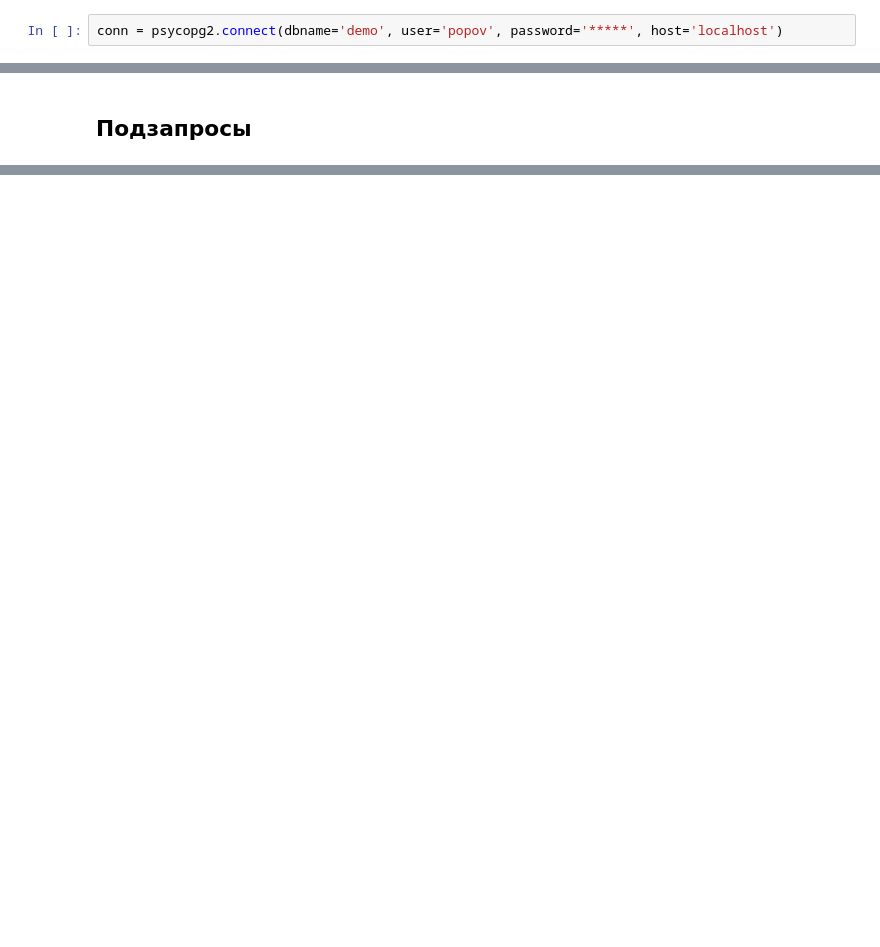
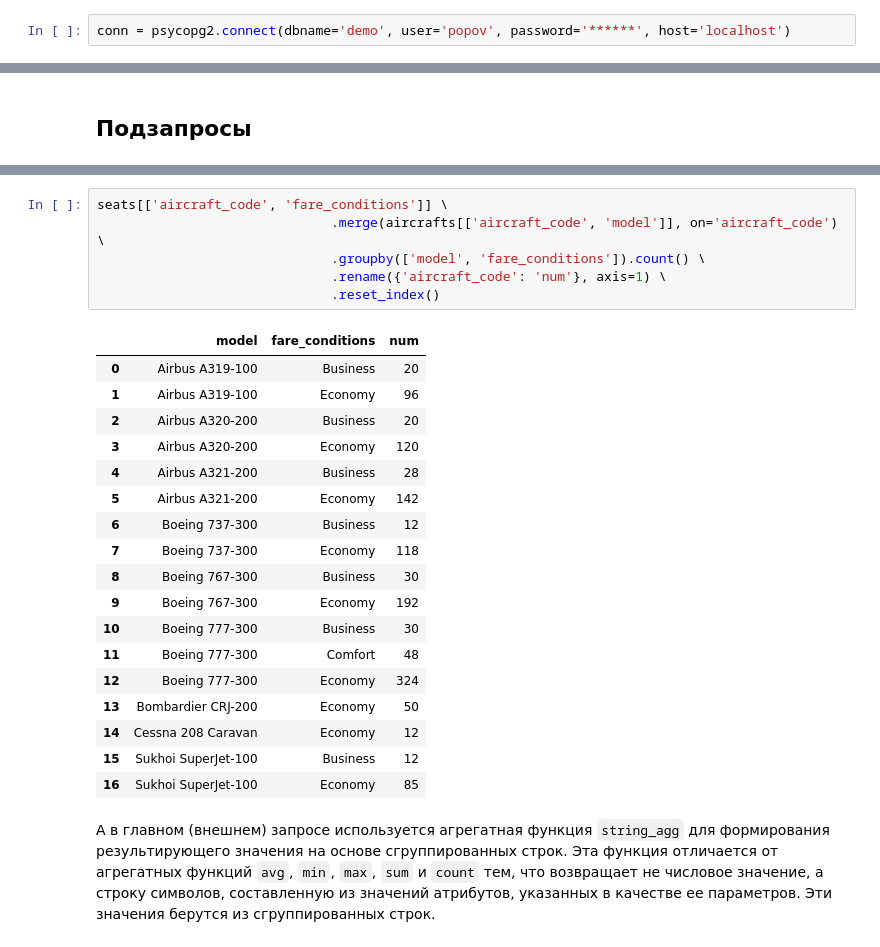
Before and after one commit to novayazarya/postgresql, a Jupyter notebook: raw-sql-vs-pandas-cookbook.ipynb, the cells around one changed output, grey strips where cells are left out. Cells and saved outputs as stored; diff of their text form; blank space fills up the shorter version.

```diff
--- a/raw-sql-vs-pandas-cookbook.ipynb
+++ b/raw-sql-vs-pandas-cookbook.ipynb
@@ -8,7 +8,7 @@ import matplotlib.pyplot as plt
 import warnings
 warnings.simplefilter("ignore")
 # %%
-conn = psycopg2.connect(dbname='demo', user='popov', password='*****', host='localhost')
+conn = psycopg2.connect(dbname='demo', user='popov', password='******', host='localhost')
 # %%
 query = """SELECT * FROM bookings.aircrafts;"""
 
@@ -1035,0 +1237,27 @@ asia_airports.sort_values(['timezone', 'rank'])
+# %%
+seats[['aircraft_code', 'fare_conditions']] \
+                              .merge(aircrafts[['aircraft_code', 'model']], on='aircraft_code') \
+                              .groupby(['model', 'fare_conditions']).count() \
+                              .rename({'aircraft_code': 'num'}, axis=1) \
+                              .reset_index()
+# %% [output]
+|  | model | fare_conditions | num |
+| 0 | Airbus A319-100 | Business | 20 |
+| 1 | Airbus A319-100 | Economy | 96 |
+| 2 | Airbus A320-200 | Business | 20 |
+| 3 | Airbus A320-200 | Economy | 120 |
+| 4 | Airbus A321-200 | Business | 28 |
+| 5 | Airbus A321-200 | Economy | 142 |
+| 6 | Boeing 737-300 | Business | 12 |
+| 7 | Boeing 737-300 | Economy | 118 |
+| 8 | Boeing 767-300 | Business | 30 |
+| 9 | Boeing 767-300 | Economy | 192 |
+| 10 | Boeing 777-300 | Business | 30 |
+| 11 | Boeing 777-300 | Comfort | 48 |
+| 12 | Boeing 777-300 | Economy | 324 |
+| 13 | Bombardier CRJ-200 | Economy | 50 |
+| 14 | Cessna 208 Caravan | Economy | 12 |
+| 15 | Sukhoi SuperJet-100 | Business | 12 |
+| 16 | Sukhoi SuperJet-100 | Economy | 85 |
+# %% [markdown]
+А в главном (внешнем) запросе используется агрегатная функция `string_agg` для формирования результирующего значения на основе сгруппированных строк. Эта функция отличается от агрегатных функций `avg`, `min`, `max`, `sum` и `count` тем, что возвращает не числовое значение, а строку символов, составленную из значений атрибутов, указанных в качестве ее параметров. Эти значения берутся из сгруппированных строк.
```
Also changed, not shown: parts of 26 cells of this notebook.
